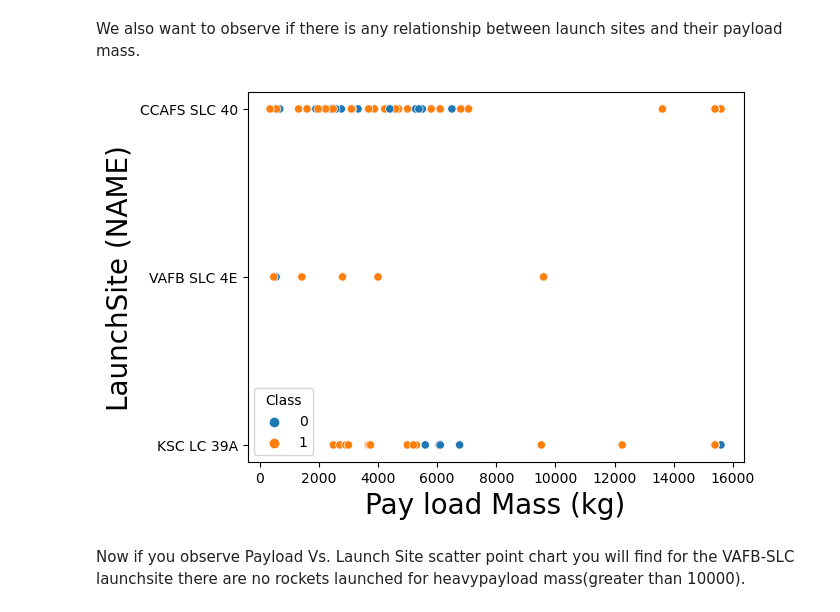
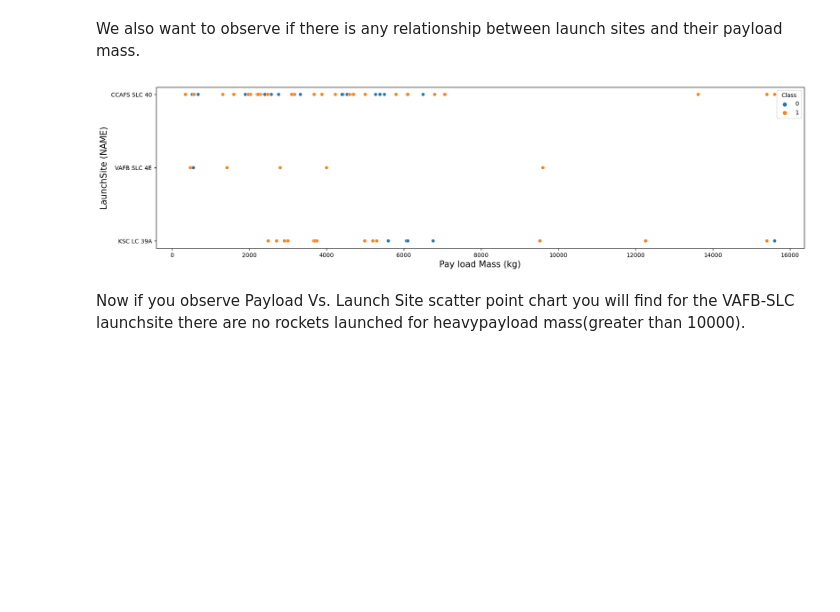
Before and after one commit to Jaimin1104/Data-Science-First-Project, a Jupyter notebook: jupyter-labs-eda-dataviz.ipynb.ipynb, the cells around one changed output. Cells and saved outputs as stored; diff of their text form; code cells hidden in the pictures; blank space fills up the shorter version.

```diff
--- a/jupyter-labs-eda-dataviz.ipynb.ipynb
+++ b/jupyter-labs-eda-dataviz.ipynb.ipynb
@@ -100,12 +101,13 @@ Now try to explain the patterns you found in the Flight Number vs. Launch Site s
 We also want to observe if there is any relationship between launch sites and their payload mass.
 # %%
 # Plot a scatter point chart with x axis to be Pay Load Mass (kg) and y axis to be the launch site, and hue to be the class value
+plt.figure(figsize=(20,5))
 sns.scatterplot(x="PayloadMass", y="LaunchSite", hue="Class", data=df)
-plt.xlabel("Pay load Mass (kg)",fontsize=20)
-plt.ylabel("LaunchSite (NAME)",fontsize=20)
+plt.xlabel("Pay load Mass (kg)",fontsize=15)
+plt.ylabel("LaunchSite (NAME)",fontsize=15)
 plt.show()
 # %% [output]
-[figure, old version]
+[figure, new version]
 # %% [markdown]
 Now if you observe Payload Vs. Launch Site scatter point chart you will find for the VAFB-SLC  launchsite there are no  rockets  launched for  heavypayload mass(greater than 10000).
 # %% [markdown]
```
Also changed, not shown: parts of 4 cells of this notebook.
